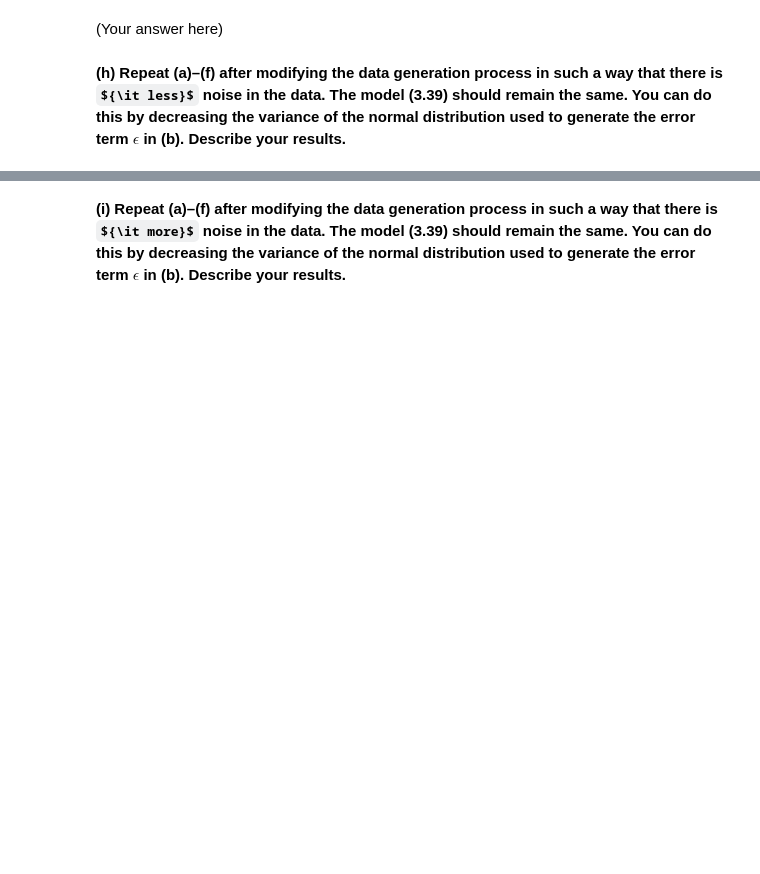
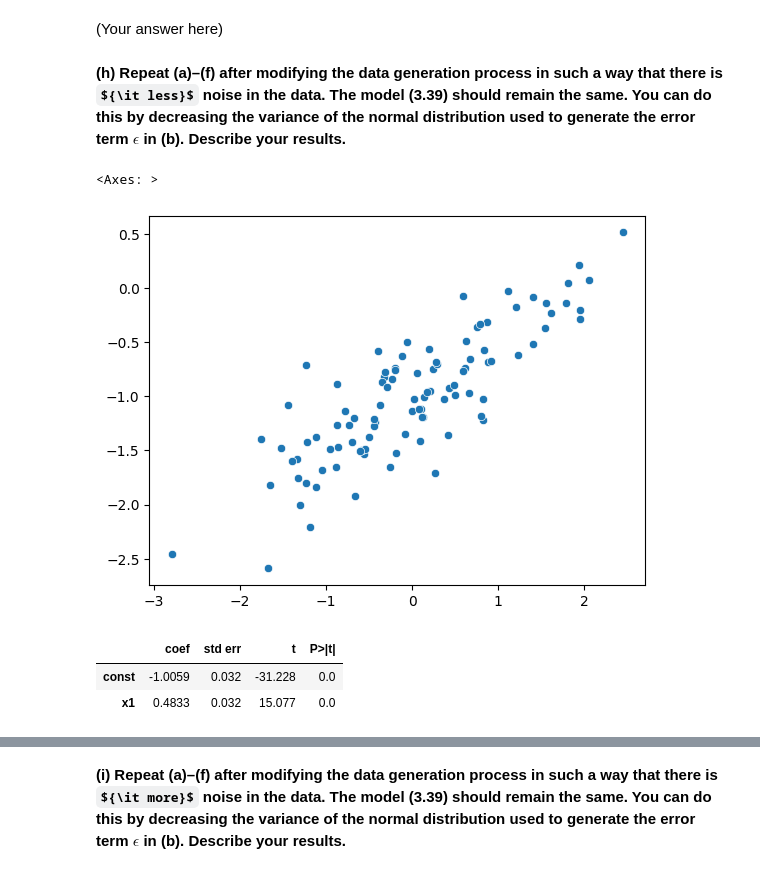
Before and after one commit to WillDBM/DATA-303, a Jupyter notebook: Lab/Armentrout_William_Lab4.ipynb, the cells around one changed output, grey strips where cells are left out. Cells and saved outputs as stored; diff of their text form; code cells hidden in the pictures; some formulas as TeX source; blank space fills up the shorter version.

```diff
--- a/Lab/Armentrout_William_Lab4.ipynb
+++ b/Lab/Armentrout_William_Lab4.ipynb
@@ -180,3 +180,24 @@ summarize(results2)
 such a way that there is ${\it less}$ noise in the data. The model (3.39)
 should remain the same. You can do this by decreasing the variance of the normal distribution used to generate the error term
 $\epsilon$ in (b). Describe your results.**
+# %%
+# A
+X = np.random.normal(0,1,100)
+# B (New variance of 0.09 lower than 0.25 from before)
+eps = np.random.normal(0,.3,100)
+# C
+Y = -1 + 0.5*X + eps
+# D
+sns.scatterplot(x=X, y=Y)
+# %% [output]
+<Axes: >
+[figure, added]
+# %%
+# E
+model = sm.OLS(Y, sm.add_constant(X))
+results_less_noise = model.fit()
+summarize(results_less_noise)
+# %% [output]
+|  | coef | std err | t | P>|t| |
+| const | -1.0059 | 0.032 | -31.228 | 0.0 |
+| x1 | 0.4833 | 0.032 | 15.077 | 0.0 |
```
Also changed, not shown: parts of 9 cells of this notebook.
